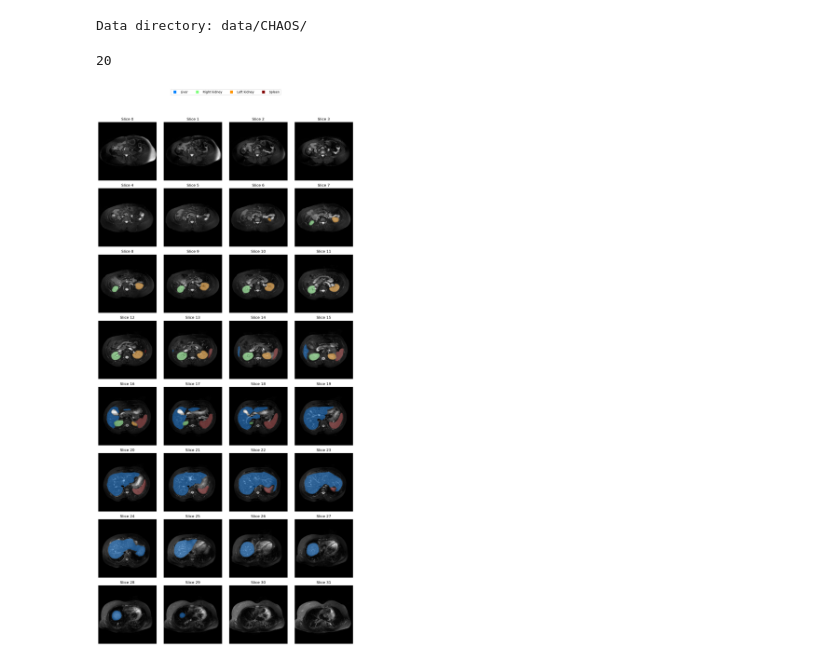
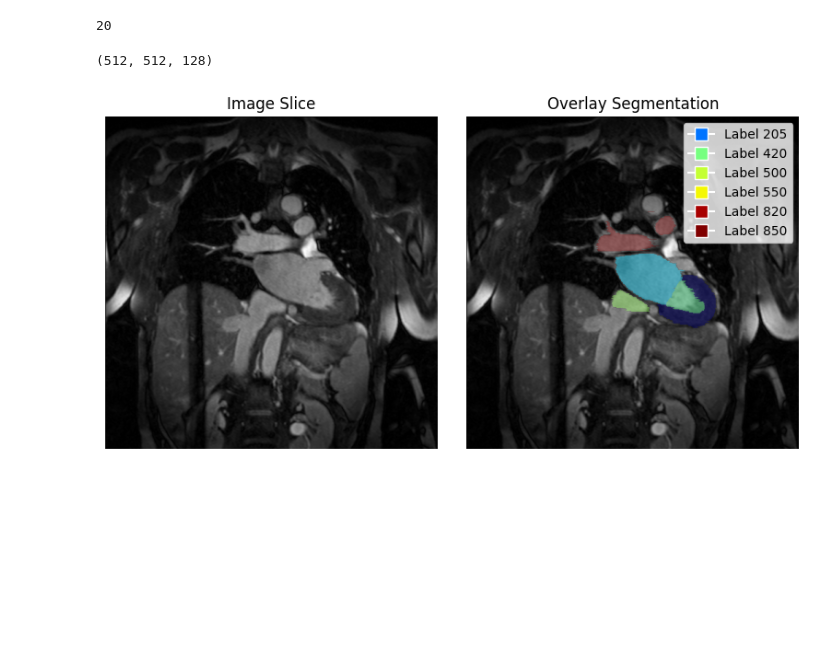
Before and after one commit to parmigggiana/xai, a Jupyter notebook: visualize_dataset_sample.ipynb, the cells around one changed output. Saved outputs shown, nothing was run; the diff lists cells and outputs as text; code cells hidden in the pictures; blank space fills up the shorter version.

Commit message:
done MMWHSDataset

```diff
--- a/visualize_dataset_sample.ipynb
+++ b/visualize_dataset_sample.ipynb
@@ -1,9 +1,9 @@
 # %%
-from src.dataset import CHAOSDataset
+from src.dataset import CHAOSDataset, MMWHSDataset
 from monai.data import DataLoader
 
 
-DATASET = 'CHAOS_MRI'  # 'CHAOS_MRI', 'CHAOS_CT'
+DATASET = 'MMWHS_CT'  # 'CHAOS_MRI', 'CHAOS_CT'
 
 if DATASET == 'CHAOS_MRI':
     data_dir = 'data/CHAOS/'
@@ -18,9 +18,17 @@ elif DATASET == 'CHAOS_CT':
         dataset=dataset
     )
 elif DATASET == 'MMWHS_MRI':
-    pass
+    data_dir = 'data/MM-WHS/'
+    dataset = MMWHSDataset(base_path=data_dir, domain='MRI', split='train')
+    dataloader = DataLoader(
+        dataset=dataset
+    )
 elif DATASET == 'MMWHS_CT':
-    pass
+    data_dir = 'data/MM-WHS/'
+    dataset = MMWHSDataset(base_path=data_dir, domain='CT', split='train')
+    dataloader = DataLoader(
+        dataset=dataset
+    )
 elif DATASET == 'APIS_MRI':
     pass
 elif DATASET == 'APIS_CT':
@@ -28,8 +36,6 @@ elif DATASET == 'APIS_CT':
 else:
     raise ValueError(f"Unknown dataset: {DATASET}")
 print(f"Data directory: {data_dir}")
-# %% [output]
-Data directory: data/CHAOS/
 # %%
 print(len(dataset))
 # %% [output]
@@ -37,6 +43,8 @@ print(len(dataset))
 # %%
 # Visualize the first sample from the MONAI DataLoader
 from src.visualization import visualize_sample_slice, visualize_sample, visualize_3d
-visualize_sample(dataloader, sample_index=15, dataset_name=DATASET)
+#visualize_sample_slice(dataloader, sample_index=1, dataset_name=DATASET)
+visualize_3d(dataloader, sample_index=1)
 # %% [output]
+(512, 512, 128)
-[figure, old version]
+[figure, new version]
```
Also changed, not shown: parts of 1 cell of this notebook, 4 other files.
